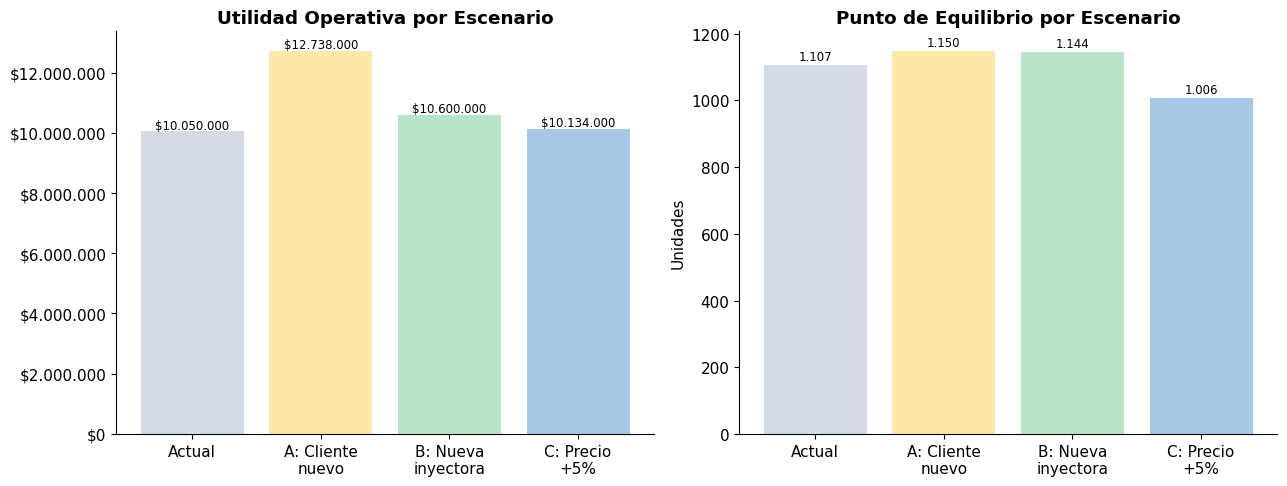
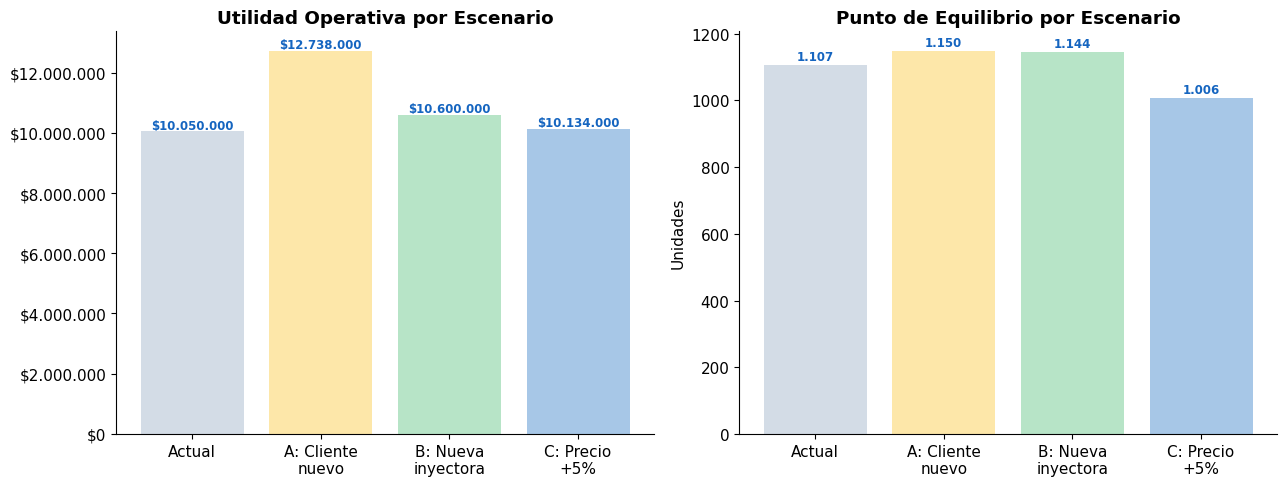
The change to this notebook cell's code, shown as a diff; its figure went from the first image to the second:
--- before
+++ after
@@ -9,5 +9,5 @@
 axes[0].yaxis.set_major_formatter(mticker.FuncFormatter(formato_pesos))
 for i, v in enumerate(escenarios["Utilidad Operativa"]):
-    axes[0].text(i, v + 80000, f"${v:,.0f}".replace(',', '.'), ha='center', fontsize=8.5)
+    axes[0].text(i, v + 80000, f"${v:,.0f}".replace(',', '.'), ha='center', fontsize=8.5, fontweight='bold', color=AZUL)
 
 # Nuevo punto de equilibrio
@@ -16,5 +16,5 @@
 axes[1].set_ylabel("Unidades")
 for i, v in enumerate(escenarios["Nuevo PE (uds)"]):
-    axes[1].text(i, v + 15, f"{v:,.0f}".replace(',', '.'), ha='center', fontsize=8.5)
+    axes[1].text(i, v + 15, f"{v:,.0f}".replace(',', '.'), ha='center', fontsize=8.5, fontweight='bold', color=AZUL)
 
 plt.tight_layout()

Commit: Se creó con Colab